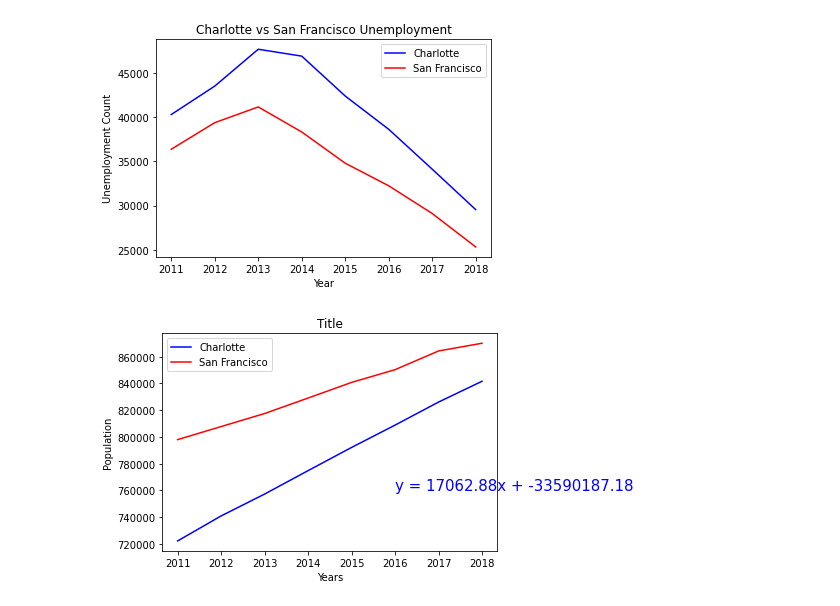
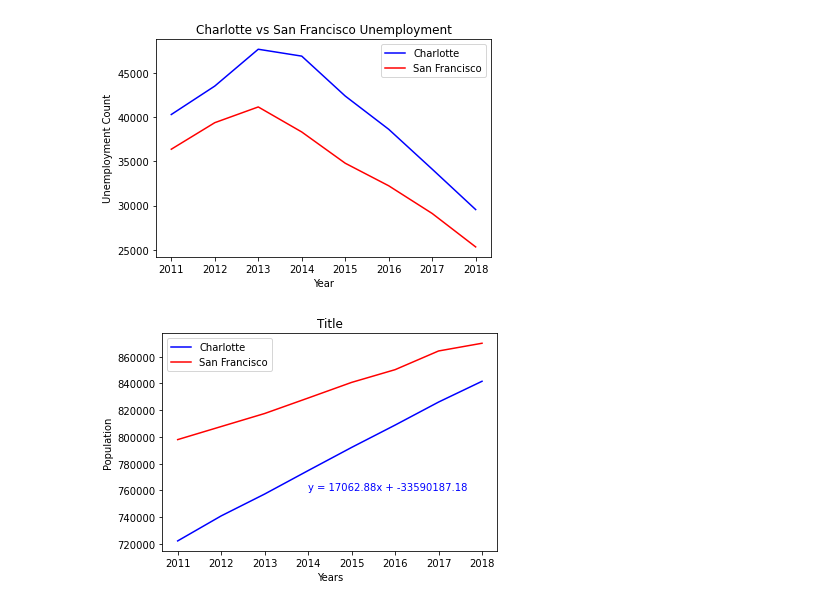
Before and after one commit to plmcgriff21/Project1, a Jupyter notebook: CLT_SF_Line_Graphs.ipynb, the cells around one changed output. Drawn from its saved outputs; the diff is of its cells as text; code cells hidden in the pictures.

```diff
--- a/CLT_SF_Line_Graphs.ipynb
+++ b/CLT_SF_Line_Graphs.ipynb
@@ -94,25 +94,25 @@ plt.show()
 # %%
 #Charlotte Population Linear Regression
 charlotte_plot = plt.plot(charlotte_data['Year'], charlotte_data['Population'] , color='blue', label = 'Charlotte')
 san_francisco_plot = plt.plot(san_francisco_data['Year'], san_francisco_data['Population'] , color='red',
                               label = 'San Francisco')
 
 plt.legend(loc="best")
 
 plt.title('Charlotte vs San Francisco Population')
 plt.xlabel("Year")
 plt.ylabel("Population")
 
 clt_x_values = charlotte_data["Year"]
 clt_y_values = charlotte_data["Population"]
 slope, intercept, rvalue, pvalue, stderr = linregress(clt_x_values, clt_y_values)
 regress_values = clt_x_values * slope + intercept
 line_eq = "y = " + str(round(slope,2)) + "x + " + str(round(intercept,2))
-plt.annotate(line_eq,(2016,760000),fontsize=15,color="blue")
+plt.annotate(line_eq,(2014,760000),fontsize=10,color="blue")
 plt.xlabel('Years')
 plt.ylabel('Population')
 plt.title('Title')
 plt.savefig("LinegraphFigs/CLT_Linear_Regression")
 plt.show()
 # %% [output]
-[figure, old version]
+[figure, new version]
```
